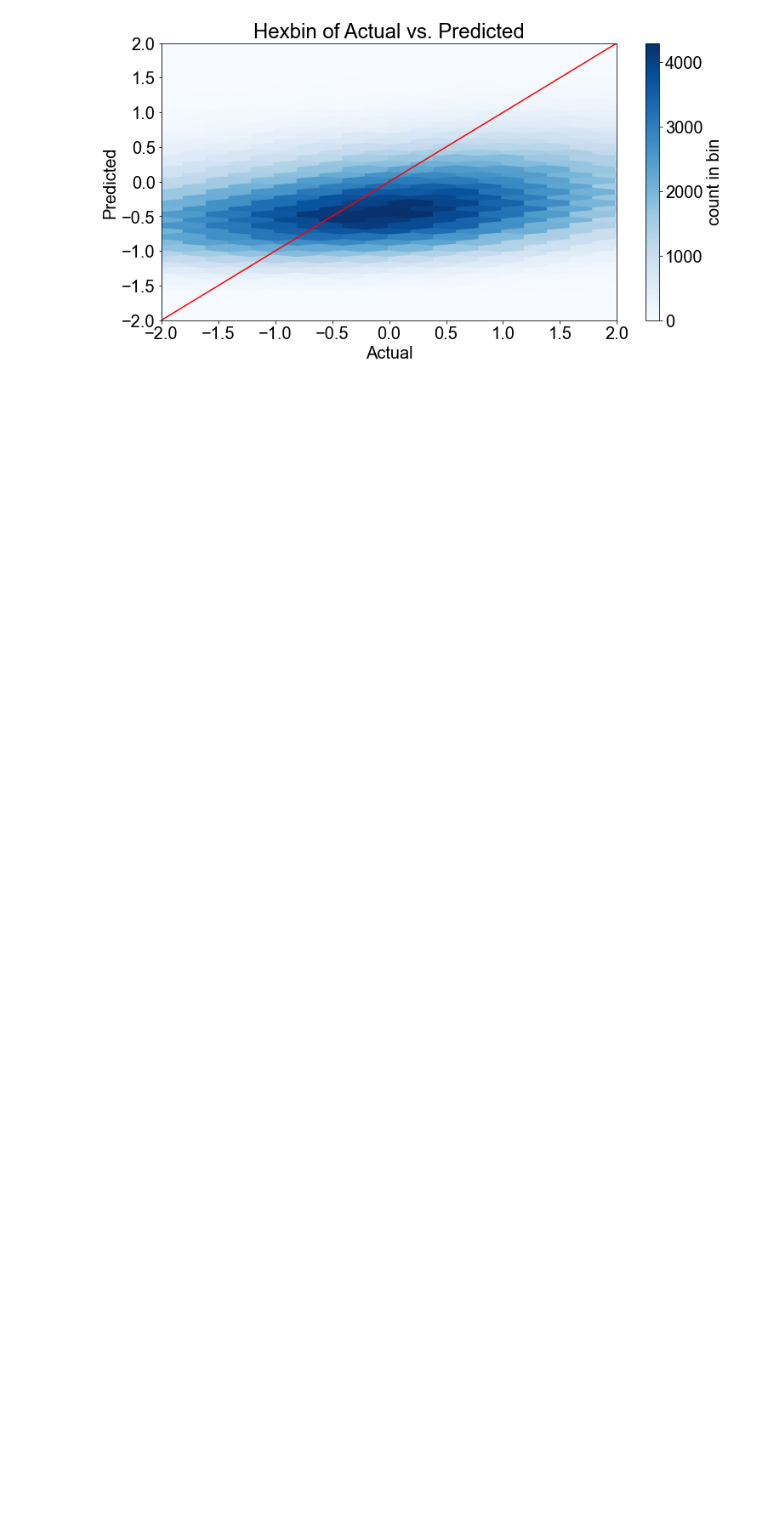
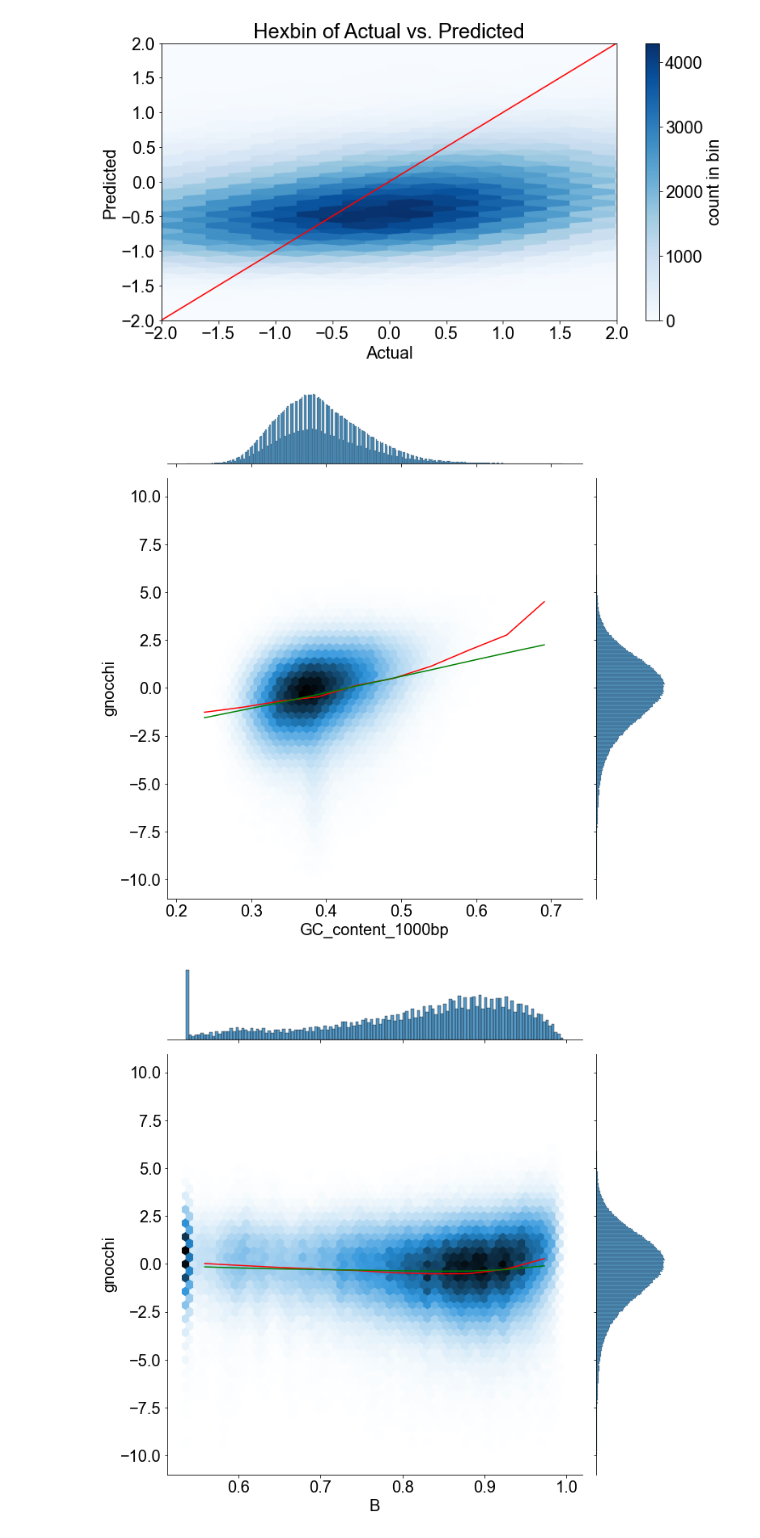
Before and after one commit to quinlan-lab/constraint-tools, a Jupyter notebook: papers/neutral_models_are_biased/9.regression/a.ipynb, the cells around one changed output. Cells and saved outputs as stored; diff of their text form; code cells hidden in the pictures; blank space fills up the shorter version.

```diff
--- a/papers/neutral_models_are_biased/9.regression/a.ipynb
+++ b/papers/neutral_models_are_biased/9.regression/a.ipynb
@@ -18,7 +18,7 @@ GC_WINDOW_SIZE = 1000
 # %%
 import polars as pl
 
-def get_gnocchi_for_unconstrained_windows():
+def get_unconstrained_noncoding_windows():
     df = pl.read_csv(
         # non-exonic windows
         f'{CONSTRAINT_TOOLS_DATA}/chen-et-al-2023-published-version/41586_2023_6045_MOESM4_ESM/Supplementary_Data_2.features.constraint_scores.bed',
@@ -28,8 +28,8 @@ def get_gnocchi_for_unconstrained_windows():
     df = df.to_pandas()
     return df
 
-GNOCCHI_FOR_UNCONSTRAINED_WINDOWS = get_gnocchi_for_unconstrained_windows()
-GNOCCHI_FOR_UNCONSTRAINED_WINDOWS
+UNCONSTRAINED_NONCODING_WINDOWS = get_unconstrained_noncoding_windows()
+UNCONSTRAINED_NONCODING_WINDOWS
 # %% [output]
 |  | chrom | start | end | gnocchi | N_observed | window overlaps enhancer | window overlaps merged_exon | B | ... |
 | 0 | chr1 | 1451000 | 1452000 | 0.666316 | 291 | False | False | 0.652 | ... |
@@ -114,6 +106,8 @@ import matplotlib.pyplot as plt
 
 # Get the predicted values
 y_pred = results.predict(X)
+
+df['predicted_gnocchi'] = y_pred
 
 # Create a hexbin plot of actual vs. predicted values
 plt.hexbin(y, y_pred, gridsize=50, cmap='Blues')
@@ -143,0 +130,31 @@ plt.show()
+# %%
+import pandas as pd
+import matplotlib.pyplot as plt
+import seaborn as sns
+
+def plot_heat_map(df, feature):
+    # Create a hex bin plot
+    sns.jointplot(data=df, x=feature, y='gnocchi', kind='hex', height=10)
+
+    # Bin by GC content
+    df[f'{feature}_bin_midpoints'] = (pd
+        .cut(df[feature], bins=10, labels=None)
+        .apply(lambda x: (x.right + x.left) / 2)
+    )
+
+    # Calculate the average gnocchi value in each bin
+    average_gnocchi = df.groupby(f'{feature}_bin_midpoints')['gnocchi'].mean()
+    average_predicted_gnocchi = df.groupby(f'{feature}_bin_midpoints')['predicted_gnocchi'].mean()
+
+    # Superimpose the average gnocchi value on the hex bin plot
+    plt.plot(average_gnocchi.index, average_gnocchi.values, color='red')
+    plt.plot(average_predicted_gnocchi.index, average_predicted_gnocchi.values, color='green')
+
+    plt.show()
+
+plot_heat_map(GNOCCHI_FOR_UNCONSTRAINED_WINDOWS, f'GC_content_{GC_WINDOW_SIZE}bp')
+plot_heat_map(GNOCCHI_FOR_UNCONSTRAINED_WINDOWS, 'B')
+plot_heat_map(GNOCCHI_FOR_UNCONSTRAINED_WINDOWS, 'B_M1star.EUR')
+# %% [output]
+[figure, added]
+[figure, added]
```
Also changed, not shown: parts of 8 cells of this notebook.
